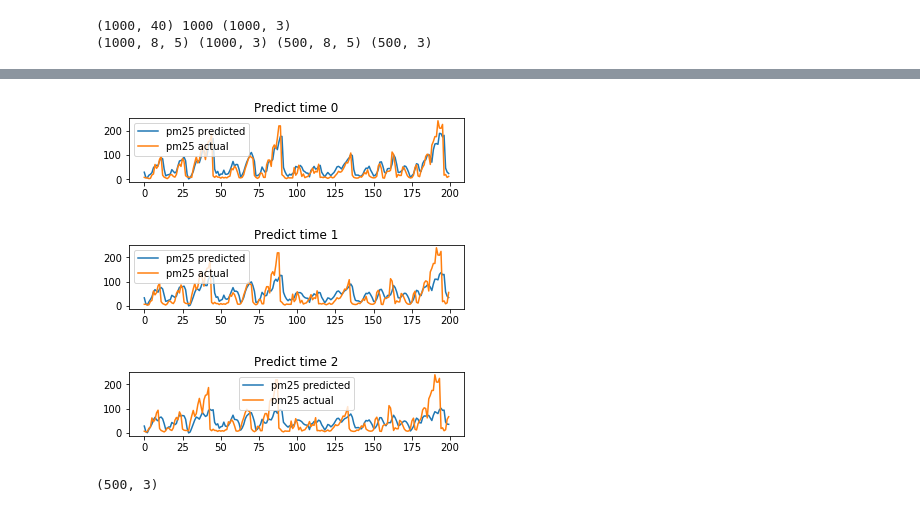
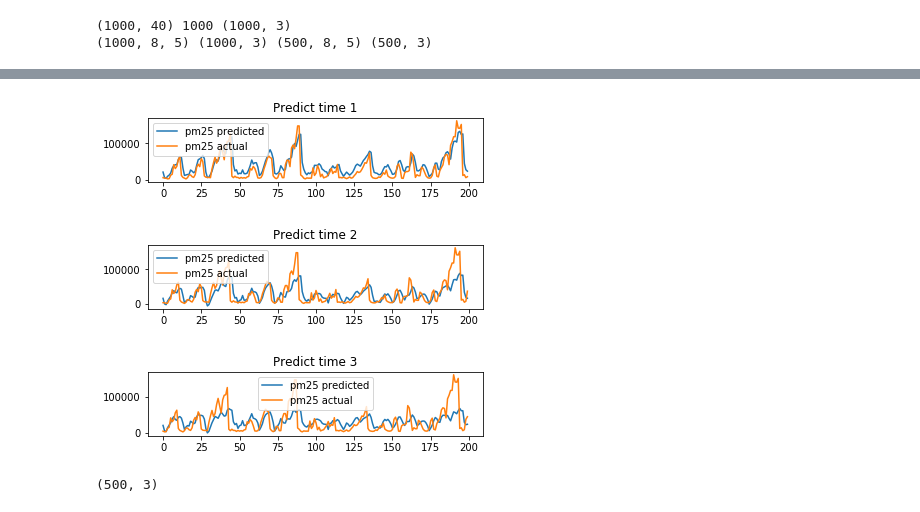
Before and after one commit to luoweimeng/Air-Quality, a Jupyter notebook: preprocess.ipynb, the cells around one changed output, grey strips where cells are left out. Saved outputs shown, nothing was run; the diff lists cells and outputs as text; code cells hidden in the pictures.

```diff
--- a/preprocess.ipynb
+++ b/preprocess.ipynb
@@ -351,13 +242,16 @@ ypredict = model.predict(test_X)
 # %%
 # inverse transform
 def inv_normalization(y):
-    inv_y = y
+    # deep copy!! or value of y will be changed!!
+    inv_y = y.copy()
+    result = y.copy()
     for i in range(predict_hours):
         #transform to raw shape (, 5)
-        y_ = y[:, i]
-        y_ = y_.reshape(len(y), 1)
-        raw_ = np.concatenate((y_, test_X[:, -4:]), axis=1)
-        inv_ = scaler.inverse_transform(raw_)
-        inv_y[:, i] = inv_[:, 0]
-    return inv_y
+        y_ = inv_y[:, i]
+        temp = np.ones((len(y), 5))
+        temp[:, 0] = y_
+        inv_ = scaler.inverse_transform(temp)
+        result[:, i] = inv_[:, 0]
+    print(y)
+    return result
 # %%
@@ -370,15 +263,15 @@ pm25_actual = inv_normalization(test_y)
 # %%
 for i in range(predict_hours):
     plt.subplot(predict_hours, 1, i+1)
     plt.plot(pm25_predict[-200:, i], '-', label = 'pm25 predicted')
     plt.plot(pm25_actual[-200:, i], '-', label = 'pm25 actual')
     plt.legend()
-    plt.title('Predict time '+ str(i))
+    plt.title('Predict time '+ str(i + 1))
     plt.show()
 # %% [output]
-[figure, old version]
+[figure, new version]
-[figure, old version]
+[figure, new version]
-[figure, old version]
+[figure, new version]
 # %%
 pm25_predict.shape
 # %% [output]
```
Also changed, not shown: parts of 23 cells of this notebook, 2 other files.
